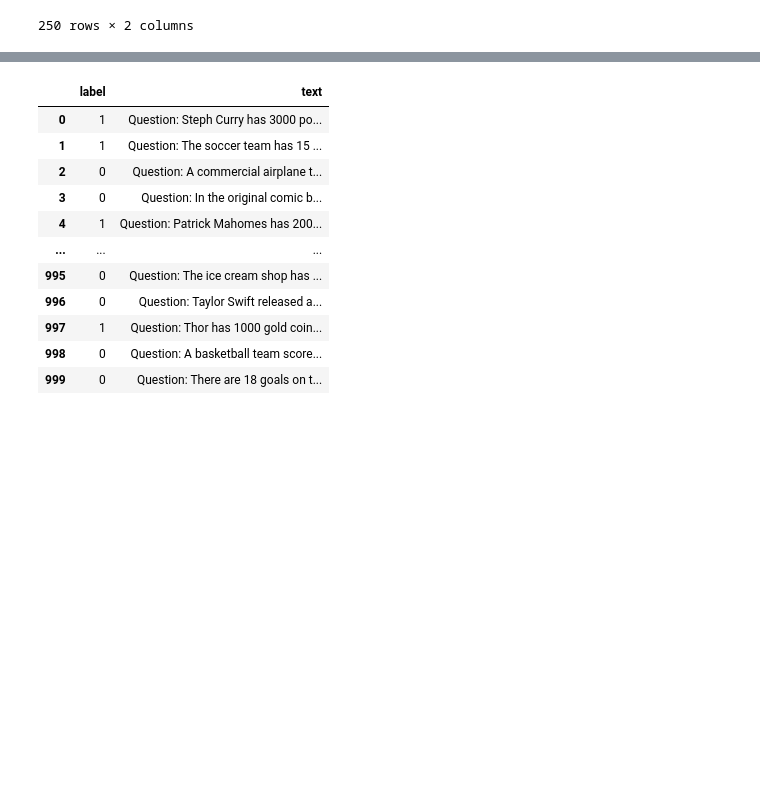
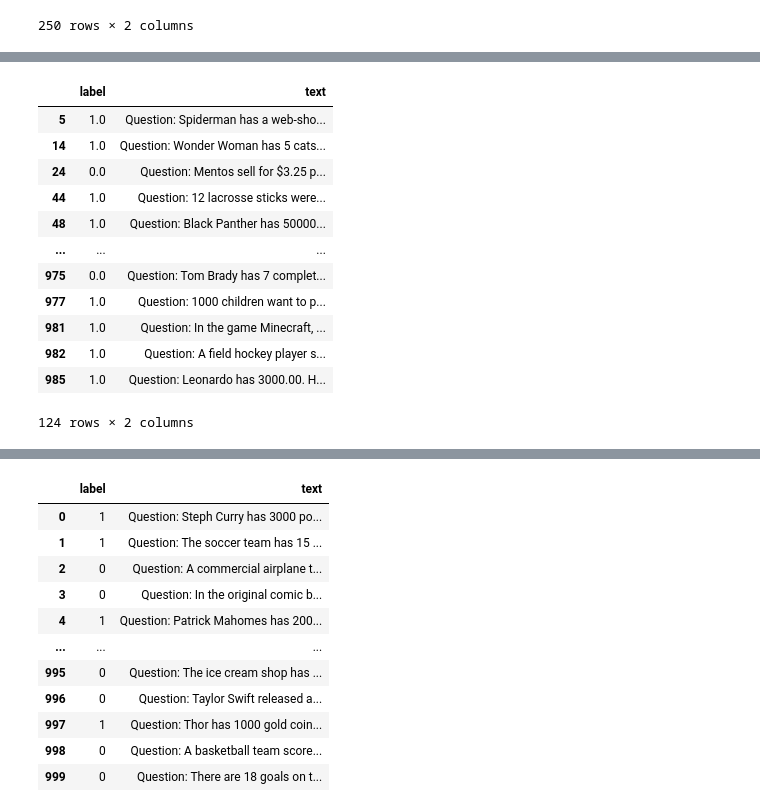
Before and after one commit to bryanchrist/llama2-70b, a Jupyter notebook: Compare_Models_Zooniverse.ipynb, the cells around one changed output, grey strips where cells are left out. Saved outputs shown, nothing was run; the diff lists cells and outputs as text; code cells hidden in the pictures; blank space fills up the shorter version.

```diff
--- a/Compare_Models_Zooniverse.ipynb
+++ b/Compare_Models_Zooniverse.ipynb
@@ -1127,0 +1149,20 @@ appropriateness
+# %%
+accuracy = llema[['accuracy', 'acc_text']]
+accuracy = accuracy[accuracy['accuracy'].notna()]
+accuracy = accuracy.rename({'accuracy': 'label', 'acc_text': 'text'}, axis=1)
+accuracy.to_csv('data/llema_accuracy.csv')
+accuracy
+# %% [output]
+|  | label | text |
+| 5 | 1.0 | Question: Spiderman has a web-sho... |
+| 14 | 1.0 | Question: Wonder Woman has 5 cats... |
+| 24 | 0.0 | Question: Mentos sell for $3.25 p... |
+| 44 | 1.0 | Question: 12 lacrosse sticks were... |
+| 48 | 1.0 | Question: Black Panther has 50000... |
+| ... | ... | ... |
+| 975 | 0.0 | Question: Tom Brady has 7 complet... |
+| 977 | 1.0 | Question: 1000 children want to p... |
+| 981 | 1.0 | Question: In the game Minecraft, ... |
+| 982 | 1.0 | Question: A field hockey player s... |
+| 985 | 1.0 | Question: Leonardo has 3000.00. H... |
+124 rows × 2 columns
```
Also changed, not shown: parts of 6 cells of this notebook, 5 other files.
